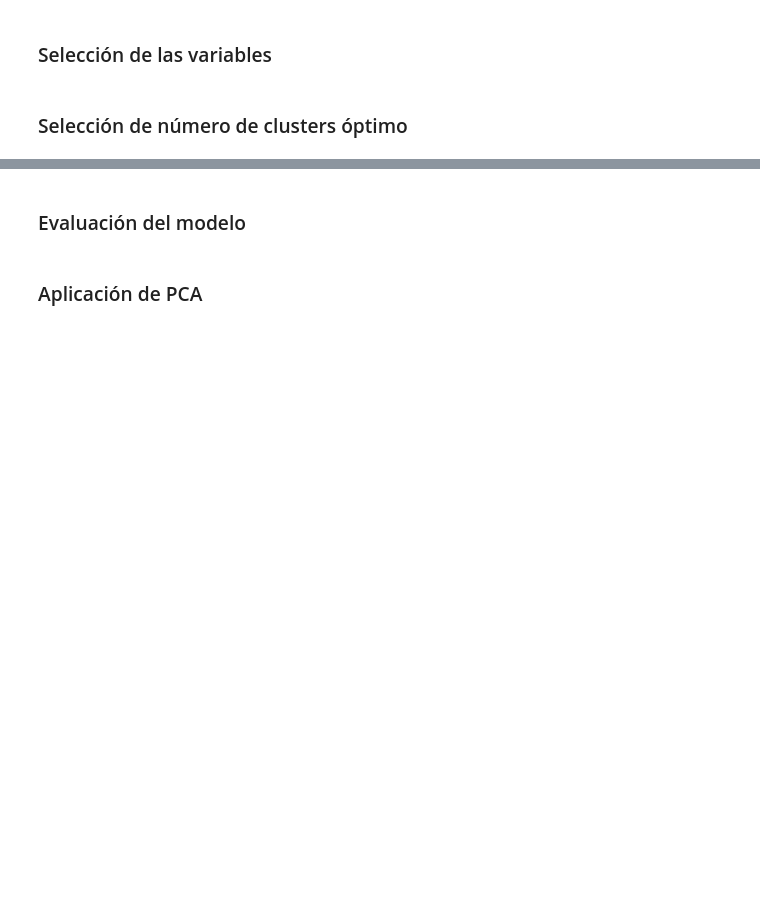
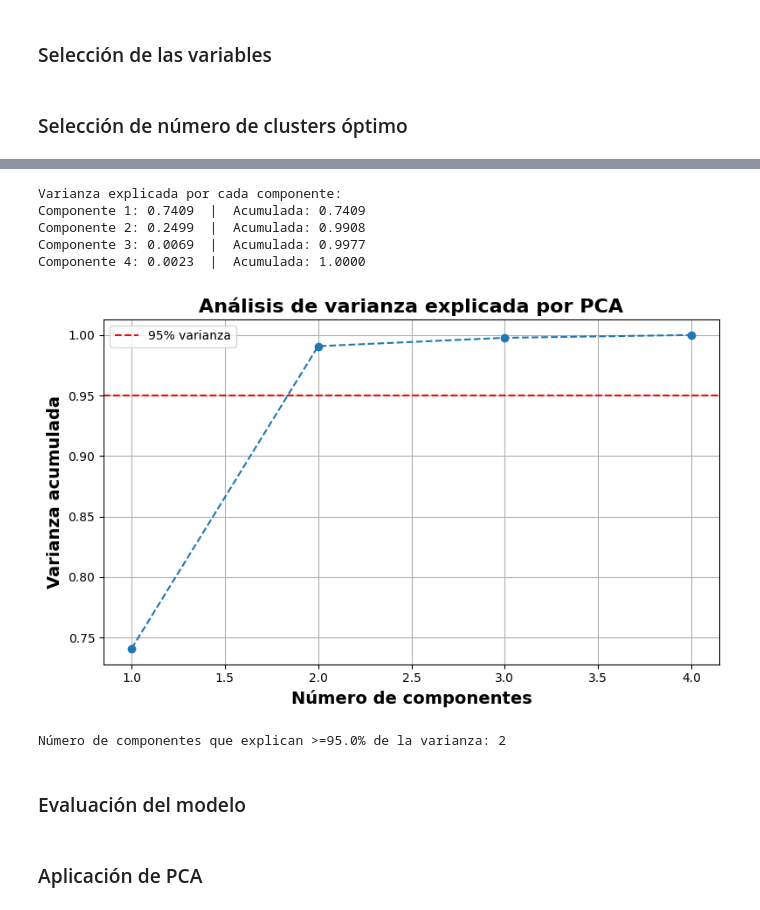
Before and after one commit to JuanYa1901/Evaluacion_4, a Jupyter notebook: 620454_Base_Entrega_Modelos_NO_Supervisados.ipynb, the cells around one changed output, grey strips where cells are left out. Drawn from its saved outputs; the diff is of its cells as text; code cells hidden in the pictures; blank space fills up the shorter version.

```diff
--- a/620454_Base_Entrega_Modelos_NO_Supervisados.ipynb
+++ b/620454_Base_Entrega_Modelos_NO_Supervisados.ipynb
@@ -250,3 +344,41 @@ display(df_all_centroides)
+# %%
+# Análisis de varianza explicada por PCA
+pca_full = PCA()
+X_pca_full = pca_full.fit_transform(X_scaled)
+
+# Varianza explicada por cada componente
+varianza_explicada = pca_full.explained_variance_ratio_
+varianza_explicada_acumulada = np.cumsum(varianza_explicada)
+
+# Mostrar tabla con varianza explicada
+print("\nVarianza explicada por cada componente:")
+for i, (v_ind, v_acum) in enumerate(zip(varianza_explicada, varianza_explicada_acumulada), 1):
+    print(f"Componente {i}: {v_ind:.4f}  |  Acumulada: {v_acum:.4f}")
+
+# Visualizar varianza acumulada
+plt.figure(figsize=(8, 5))
+plt.plot(range(1, len(varianza_explicada) + 1), varianza_explicada_acumulada, marker='o', linestyle='--')
+plt.axhline(y=0.95, color='r', linestyle='--', label='95% varianza')
+plt.xlabel('Número de componentes', fontsize=14, fontweight="bold")
+plt.ylabel('Varianza acumulada', fontsize=14, fontweight="bold")
+plt.title('Análisis de varianza explicada por PCA', fontsize=16, fontweight="bold")
+plt.grid(True)
+plt.legend()
+plt.tight_layout()
+plt.show()
+
+# Elegir número óptimo de componentes (>= 95% varianza)
+umbral = 0.95
+n_componentes_optimos = np.argmax(varianza_explicada_acumulada >= umbral) + 1
+print(f"\nNúmero de componentes que explican >={umbral*100}% de la varianza: {n_componentes_optimos}")
+# %% [output]
+Varianza explicada por cada componente:
+Componente 1: 0.7409  |  Acumulada: 0.7409
+Componente 2: 0.2499  |  Acumulada: 0.9908
+Componente 3: 0.0069  |  Acumulada: 0.9977
+Componente 4: 0.0023  |  Acumulada: 1.0000
+[figure, added]
+Número de componentes que explican >=95.0% de la varianza: 2
 # %% [markdown]
 ### Evaluación del modelo
 # %%
```
Also changed, not shown: parts of 14 cells of this notebook.
